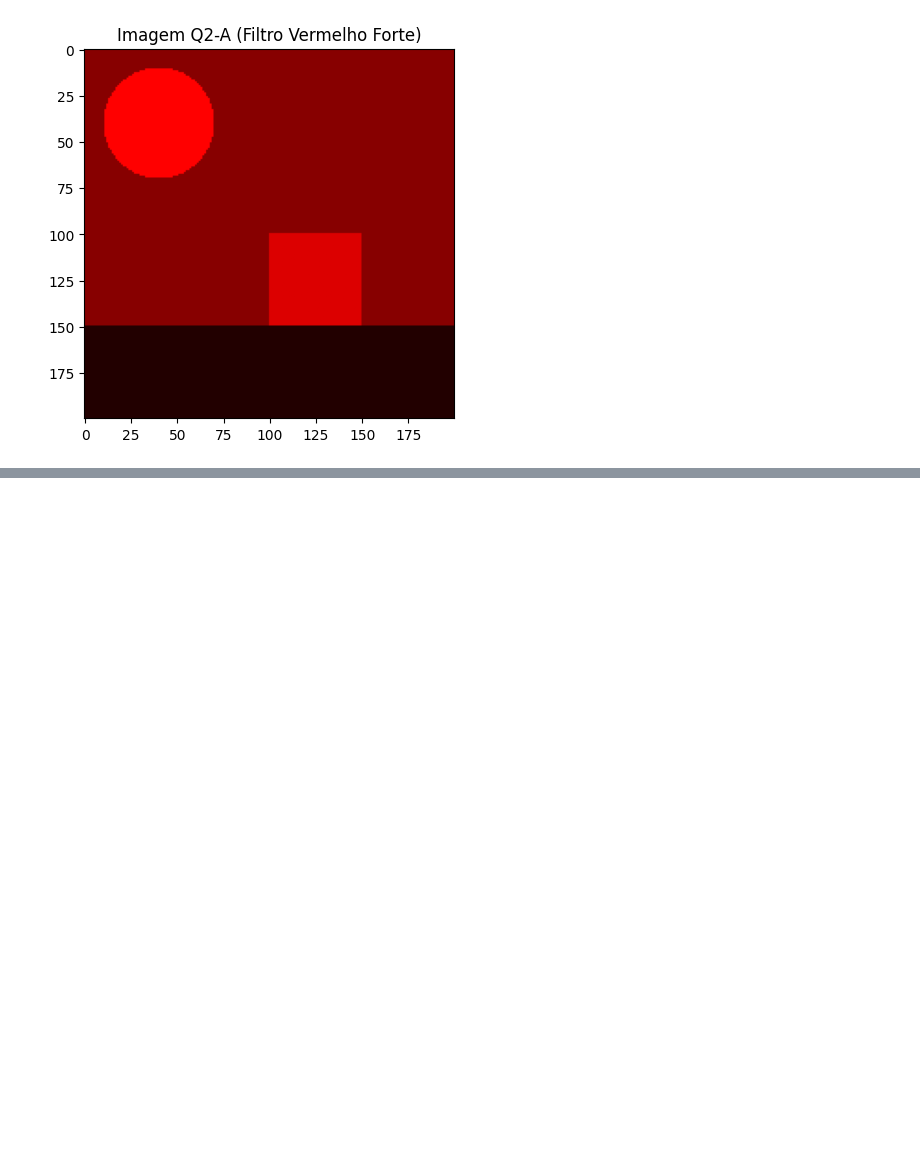
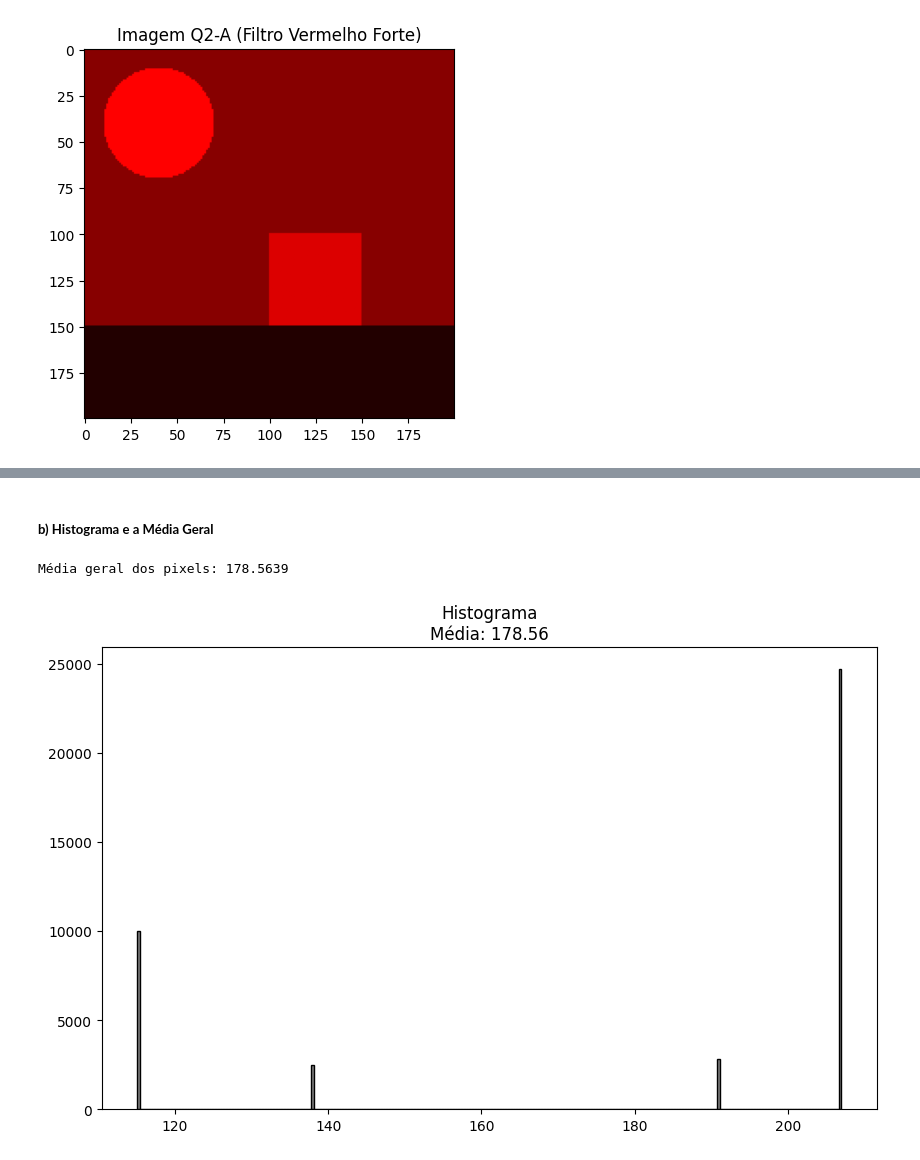
Before and after one commit to andref03/Processamento-Digital-Imagens-PDI, a Jupyter notebook: atividade_pratica_01/questao_01.ipynb, the cells around one changed output, grey strips where cells are left out. Saved outputs shown, nothing was run; the diff lists cells and outputs as text; code cells hidden in the pictures; blank space fills up the shorter version.

```diff
--- a/atividade_pratica_01/questao_01.ipynb
+++ b/atividade_pratica_01/questao_01.ipynb
@@ -95,0 +109,15 @@ plt.show()
+# %% [markdown]
+##### **b) Histograma e a Média Geral**
+# %%
+# cálculo da média geral de todos os pixels
+media_geral = np.mean(img_cinza)
+print(f'Média geral dos pixels: {media_geral}')
+
+# histograma com 255 bins
+plt.figure(figsize=(10, 6))
+plt.hist(img_cinza.flatten(), bins=255, color='gray', edgecolor='black')
+plt.title(f'Histograma\nMédia: {media_geral:.2f}')
+plt.show()
+# %% [output]
+Média geral dos pixels: 178.5639
+[figure, added]
```
Also changed, not shown: parts of 5 cells of this notebook.
